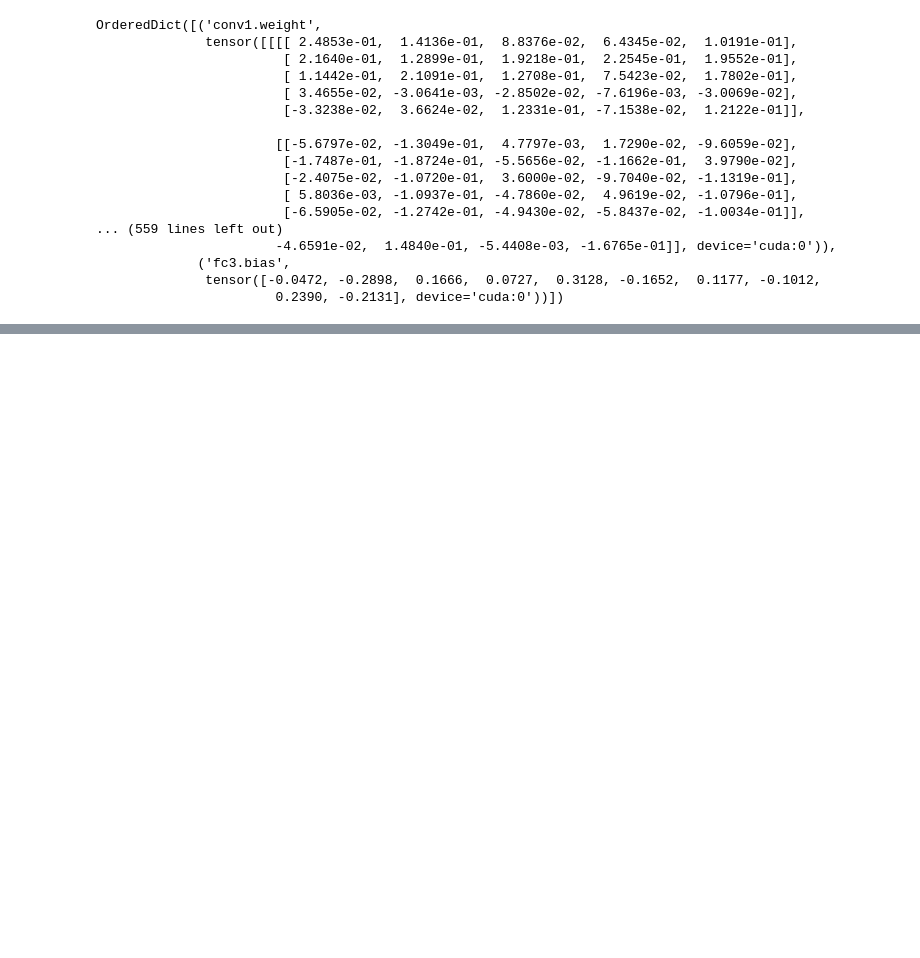
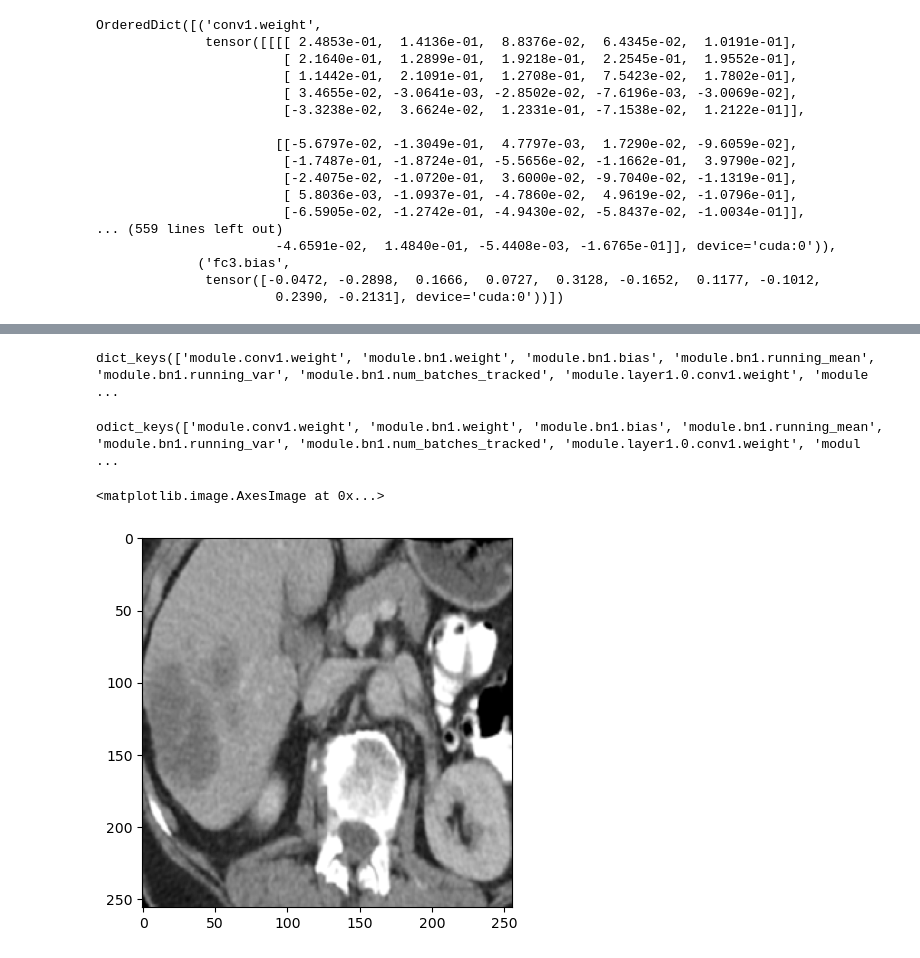
Before and after one commit to BaconDavid/CRLM_Internship_Project, a Jupyter notebook: Jupyter_Test/Train_stuff.ipynb, the cells around one changed output, grey strips where cells are left out. Cells and saved outputs as stored; diff of their text form; code cells hidden in the pictures; blank space fills up the shorter version.

```diff
--- a/Jupyter_Test/Train_stuff.ipynb
+++ b/Jupyter_Test/Train_stuff.ipynb
@@ -1777,0 +1844,7 @@ OrderedDict([('conv1.weight',
+# %%
+resize = Resize((-1,256,256))
+img_test = sitk.ReadImage('../../Data/Mixed_HGP/Mixed_HGP_lv_with_tumor_07073_Windowed/CILM_CT_107850_0000.nii.gz')
+img_test_arr = sitk.GetArrayFromImage(img_test)
+#add a dimension to make it 4D
+img_test_arr = img_test_arr[np.newaxis,:,:,:]
+plt.imshow(img_test_arr[0,8,:,:],cmap='gray')
@@ -1797,0 +1925,14 @@ OrderedDict([('conv1.weight',
+# %%
+res_pre_trained_filter.keys()
+# %% [output]
+dict_keys(['module.conv1.weight', 'module.bn1.weight', 'module.bn1.bias', 'module.bn1.running_mean', 'module.bn1.running_var', 'module.bn1.num_batches_tracked', 'module.layer1.0.conv1.weight', 'module ...
+# %%
+res_pre_trained['state_dict'].keys()
+# %% [output]
+odict_keys(['module.conv1.weight', 'module.bn1.weight', 'module.bn1.bias', 'module.bn1.running_mean', 'module.bn1.running_var', 'module.bn1.num_batches_tracked', 'module.layer1.0.conv1.weight', 'modul ...
+# %%
+resize_img = resize(img_test_arr)
+plt.imshow(resize_img[0,8,:,:],cmap='gray')
+# %% [output]
+<matplotlib.image.AxesImage at 0x...>
+[figure, added]
```
Also changed, not shown: parts of 21 cells of this notebook, 46 other files.
